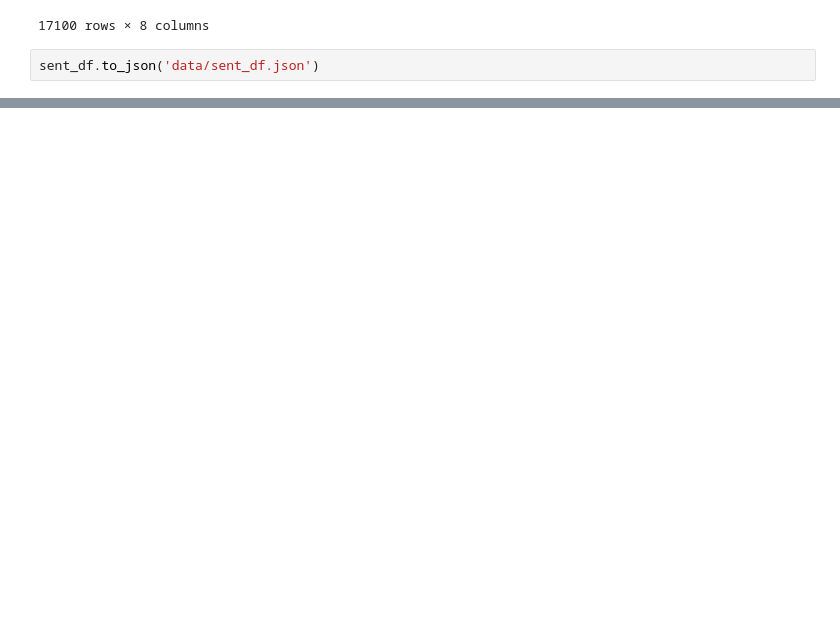
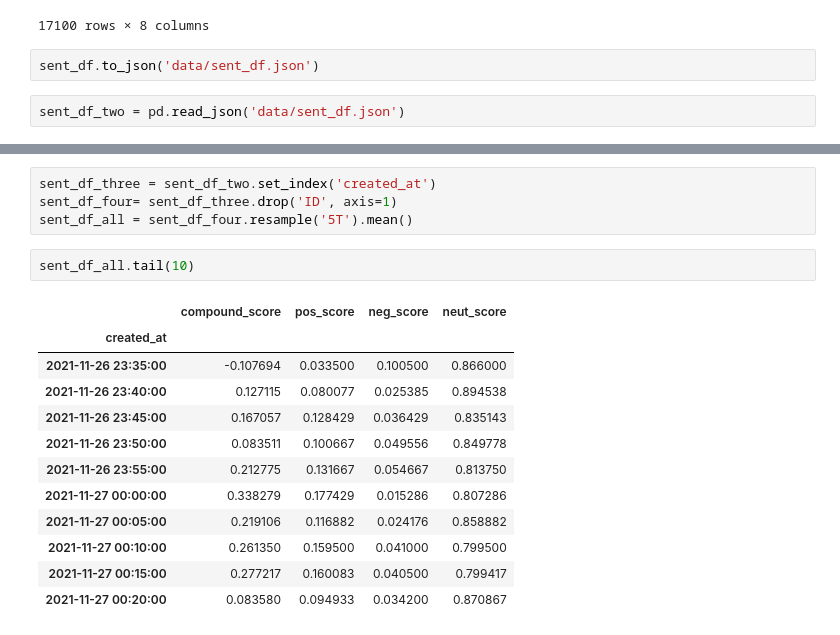
Before and after one commit to baperks/ads_tweetapp, a Jupyter notebook: preproc.ipynb, the cells around one changed output, grey strips where cells are left out. Saved outputs shown, nothing was run; the diff lists cells and outputs as text; blank space fills up the shorter version.

```diff
--- a/preproc.ipynb
+++ b/preproc.ipynb
@@ -578,4 +608,6 @@ sent_df.drop('type', axis=1)
 17100 rows × 8 columns
 # %%
 sent_df.to_json('data/sent_df.json')
+# %%
+sent_df_two = pd.read_json('data/sent_df.json')
 # %%
@@ -622,0 +741,19 @@ fig.show()
+# %%
+sent_df_three = sent_df_two.set_index('created_at')
+sent_df_four= sent_df_three.drop('ID', axis=1)
+sent_df_all = sent_df_four.resample('5T').mean()
+# %%
+sent_df_all.tail(10)
+# %% [output]
+|  | compound_score | pos_score | neg_score | neut_score |
+| created_at |  |  |  |  |
+| 2021-11-26 23:35:00 | -0.107694 | 0.033500 | 0.100500 | 0.866000 |
+| 2021-11-26 23:40:00 | 0.127115 | 0.080077 | 0.025385 | 0.894538 |
+| 2021-11-26 23:45:00 | 0.167057 | 0.128429 | 0.036429 | 0.835143 |
+| 2021-11-26 23:50:00 | 0.083511 | 0.100667 | 0.049556 | 0.849778 |
+| 2021-11-26 23:55:00 | 0.212775 | 0.131667 | 0.054667 | 0.813750 |
+| 2021-11-27 00:00:00 | 0.338279 | 0.177429 | 0.015286 | 0.807286 |
+| 2021-11-27 00:05:00 | 0.219106 | 0.116882 | 0.024176 | 0.858882 |
+| 2021-11-27 00:10:00 | 0.261350 | 0.159500 | 0.041000 | 0.799500 |
+| 2021-11-27 00:15:00 | 0.277217 | 0.160083 | 0.040500 | 0.799417 |
+| 2021-11-27 00:20:00 | 0.083580 | 0.094933 | 0.034200 | 0.870867 |
```
Also changed, not shown: parts of 14 cells of this notebook, 11 other files.
